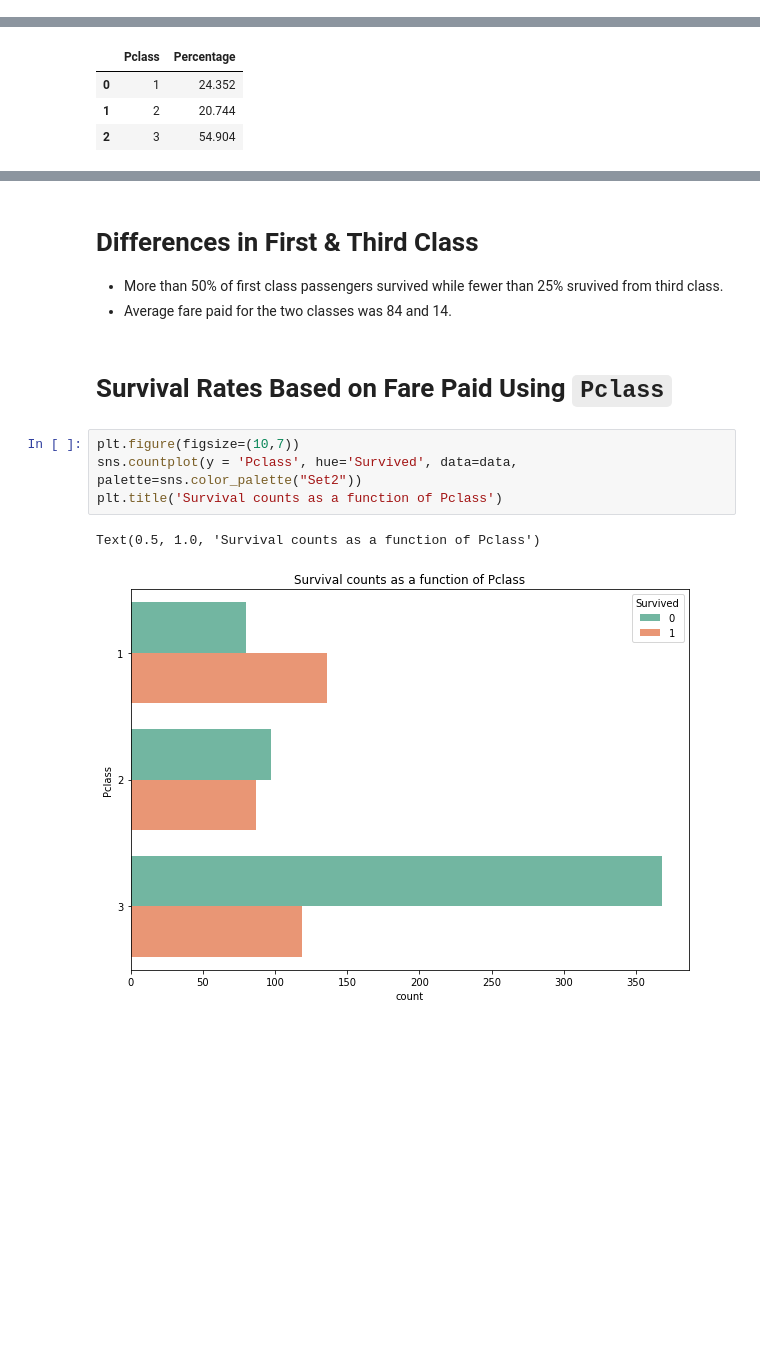
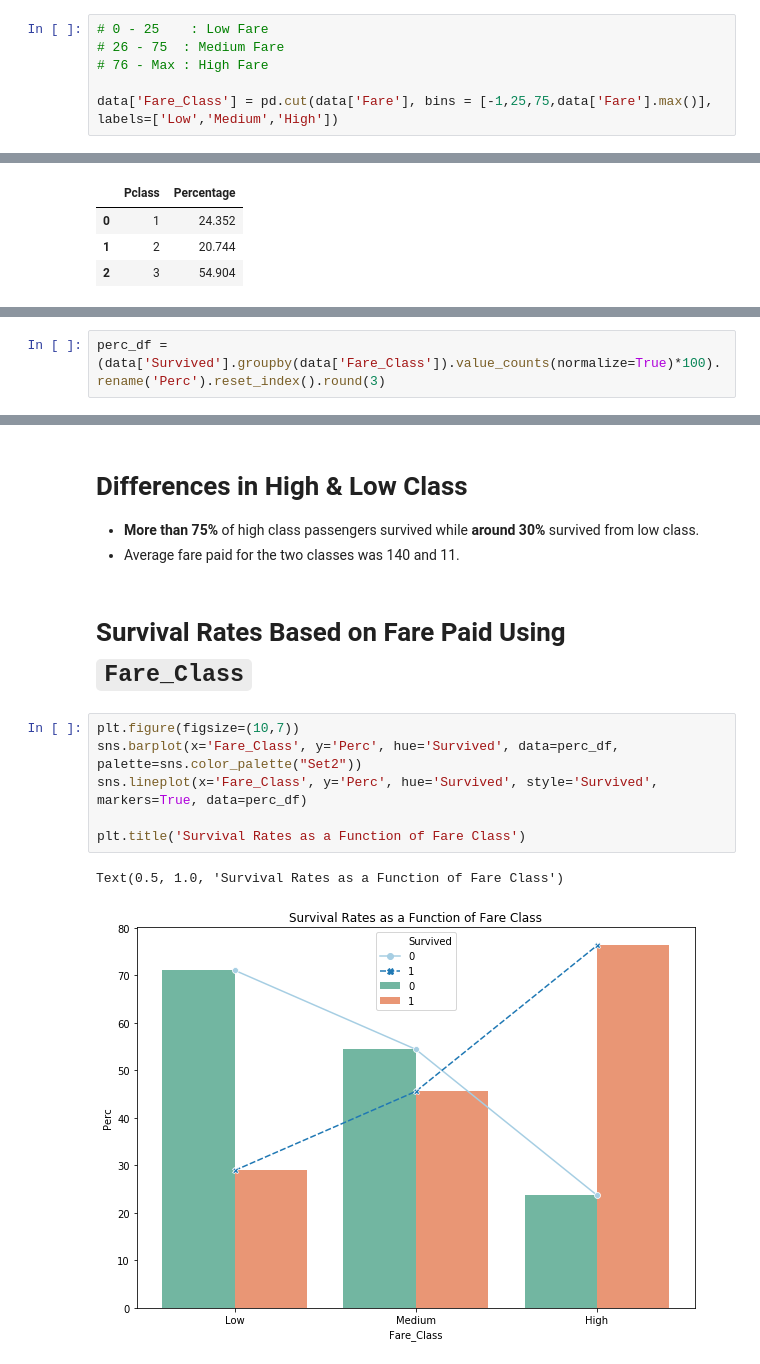
Before and after one commit to USF-CS-663-Spring-2020/lab-02-titanic-ksonar, a Jupyter notebook: juoyter notebook/lab-02.ipynb, the cells around one changed output, grey strips where cells are left out. Cells and saved outputs as stored; diff of their text form; blank space fills up the shorter version.

```diff
--- a/juoyter notebook/lab-02.ipynb
+++ b/juoyter notebook/lab-02.ipynb
@@ -73,0 +96,6 @@ data.sample(5)
+# %%
+# 0 - 25    : Low Fare
+# 26 - 75  : Medium Fare
+# 76 - Max : High Fare
+
+data['Fare_Class'] = pd.cut(data['Fare'], bins = [-1,25,75,data['Fare'].max()], labels=['Low','Medium','High'])
@@ -133,0 +171,2 @@ third_class.describe()
+# %%
+perc_df = (data['Survived'].groupby(data['Fare_Class']).value_counts(normalize=True)*100).rename('Perc').reset_index().round(3)
@@ -134,13 +183,15 @@ third_class.describe()
 # %% [markdown]
-# Differences in First & Third Class
-- More than 50% of first class passengers survived while fewer than 25% sruvived from third class.
-- Average fare paid for the two classes was 84 and 14.
+# Differences in High & Low Class
+- **More than 75%** of high class passengers survived while **around 30%** survived from low class.
+- Average fare paid for the two classes was 140 and 11.
 # %% [markdown]
-# Survival Rates Based on Fare Paid Using `Pclass`
+# Survival Rates Based on Fare Paid Using `Fare_Class`
 # %%
 plt.figure(figsize=(10,7))
-sns.countplot(y = 'Pclass', hue='Survived', data=data, palette=sns.color_palette("Set2"))
-plt.title('Survival counts as a function of Pclass')
+sns.barplot(x='Fare_Class', y='Perc', hue='Survived', data=perc_df, palette=sns.color_palette("Set2"))
+sns.lineplot(x='Fare_Class', y='Perc', hue='Survived', style='Survived', markers=True, data=perc_df)
+
+plt.title('Survival Rates as a Function of Fare Class')
 # %% [output]
-Text(0.5, 1.0, 'Survival counts as a function of Pclass')
+Text(0.5, 1.0, 'Survival Rates as a Function of Fare Class')
-[figure, old version]
+[figure, new version]
```
Also changed, not shown: parts of 13 cells of this notebook.
